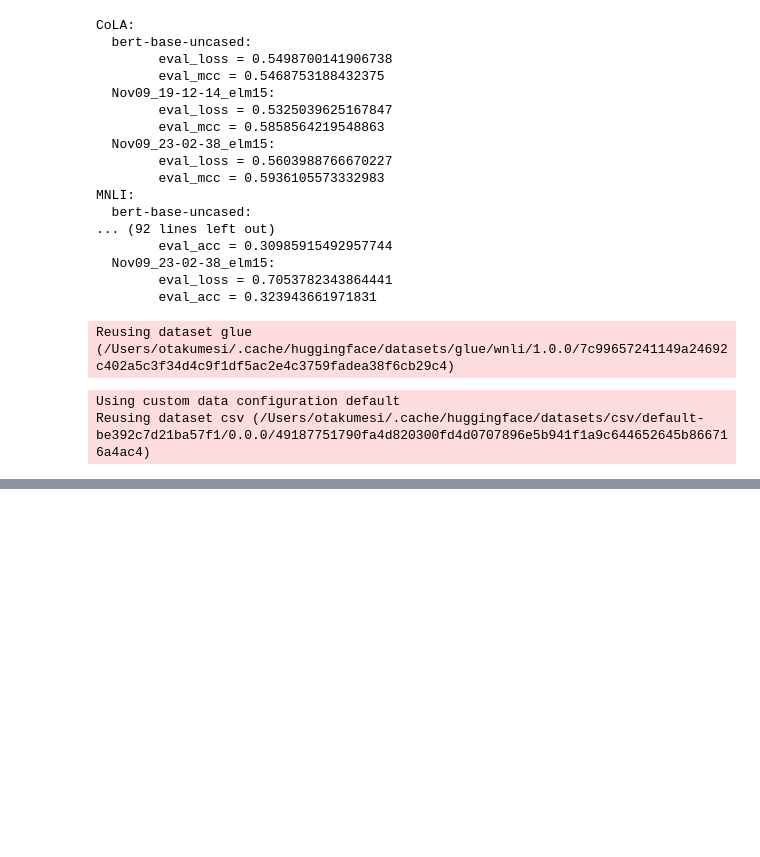
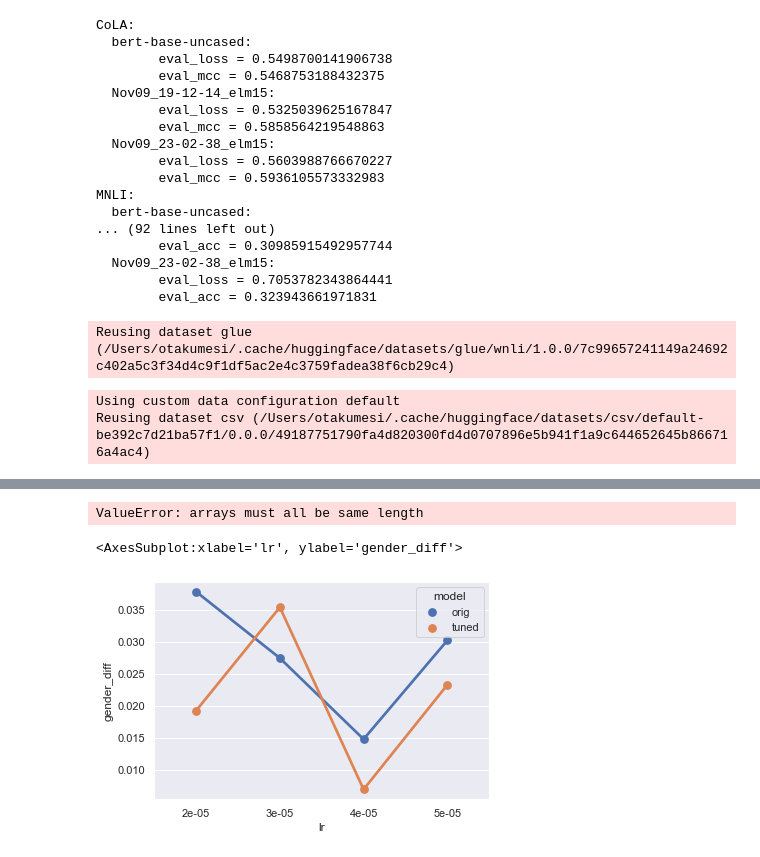
Before and after one commit to otakumesi/debias-BERT, a Jupyter notebook: Analyze_GLUE.ipynb, the cells around one changed output, grey strips where cells are left out. Cells and saved outputs as stored; diff of their text form; code cells hidden in the pictures; blank space fills up the shorter version.

```diff
--- a/Analyze_GLUE.ipynb
+++ b/Analyze_GLUE.ipynb
@@ -159,0 +191,11 @@ print(df_preds_tuned[df_preds_tuned['gender'] == 'female']['std_prediction_1'].m
+# %%
+df = pd.DataFrame({'gender_diff': np.abs(results_orig + results_tuned), 'model': ['orig'] * 4 + ['tuned'] * 4, 'lr': [2e-5, 3e-5, 4e-5, 5e-5] * 2})
+# %% [output]
+ValueError: arrays must all be same length
+# %%
+sns.set(style='darkgrid')
+
+sns.pointplot(data=df, x='lr', y='gender_diff', hue='model')
+# %% [output]
+<AxesSubplot:xlabel='lr', ylabel='gender_diff'>
+[figure, added]
```
Also changed, not shown: parts of 13 cells of this notebook, 1 other file.
